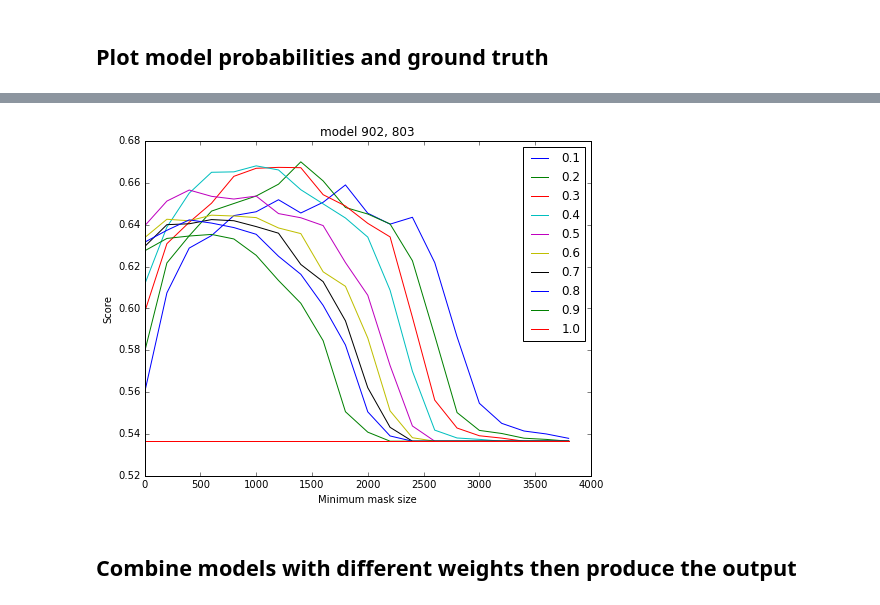
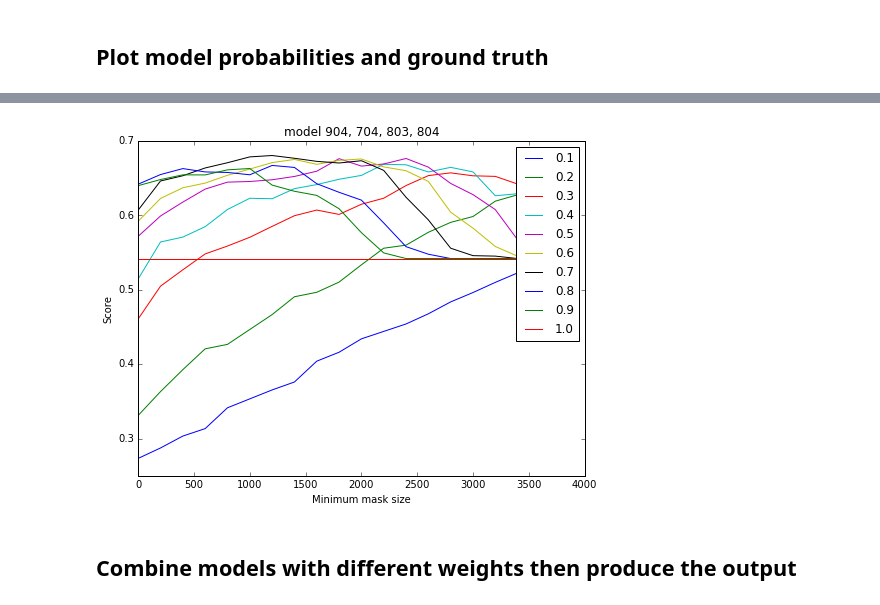
Before and after one commit to vassiliou/unstoo, a Jupyter notebook: OutputAnalysis.ipynb, the cells around one changed output, grey strips where cells are left out. Saved outputs shown, nothing was run; the diff lists cells and outputs as text; code cells hidden in the pictures.

```diff
--- a/OutputAnalysis.ipynb
+++ b/OutputAnalysis.ipynb
@@ -8,10 +8,11 @@ import pandas as pd
 import uns
 from uns import training
 # %%
-models = ('703','803','903','802','801','902')
+models = ('400','801','802','803','804','701','702','703','704','901','902','903','904')
 # assume that all of the model have the same set
-indices = np.where(training['model_'+models[0]] == 'validate')[0]
+validate_indices = np.where(training['model_'+models[0]] == 'validate')[0]
 outputfiles = {model:uns.uns_files('validate','predictions',model) for model in models}
+Nv = len(validate_indices)
 # %%
 def plot_prob_file(ax, filename, mask=False):
     p = np.load(filename)
@@ -74,10 +75,24 @@ def evaluate_cutoffs(preds, masks, maskfun=lambda x:x,
             filtscores[i,j] = np.mean(minscores)
     return cutoffs, minimumsizes, filtscores
 
+def evaluate_cutoff(preds, masks, predictblank,
+                     cutoffs=np.linspace(0.1,1.0,num=10)):
+    filtscores = np.zeros(len(cutoffs))
+    blank_masks = np.zeros_like(masks)
+    blank_scores = dice(blank_masks, masks)
+    for i,c in enumerate(cutoffs):
+        predmasks = preds>c
+        rawscore = dice(predmasks, masks)
+        predpix = np.sum(predmasks, axis=(1,2))
+        minscores = np.where(predictblank, blank_scores, rawscore)
+        filtscores[i] = np.mean(minscores)
+    return cutoffs, filtscores
+
+
 def model_average(models, indices, weights=np.ones(100)):
     Pavg = []
     gt_masks = []
-    for j,jdx in enumerate(indices):
+    for j in indices:
         P = []
         for m,w in zip(models, weights):
             record = np.load(outputfiles[m][j])
@@ -90,8 +105,8 @@ def model_average(models, indices, weights=np.ones(100)):
 def load_model(model, indices):
     Pr = []
     GT = []
-    for idx in indices:
-        record = np.load(outputfiles[model][jdx])
+    for i in indices:
+        record = np.load(outputfiles[model][i])
         Pr.append(record[0])
         GT.append(record[1])
     return np.array(Pr), np.array(GT)
@@ -137,10 +159,10 @@ for model in models[:4]:
 # %%
-combo = ['902','803']
-Pavg, gt_masks = model_average(combo, indices)
+combo = ['904','704','803','804']
+Pavg, gt_masks = model_average(combo, np.random.choice(np.arange(Nv), 500, replace=False) )
 plot_model_dice(Pavg, gt_masks, title='model ' + ', '.join(combo))
 plt.show()
 # %% [output]
-[figure, old version]
+[figure, new version]
 # %% [markdown]
 ## Combine models with different weights then produce the output
 # %%
```
Also changed, not shown: parts of 26 cells of this notebook, 3 other files.
